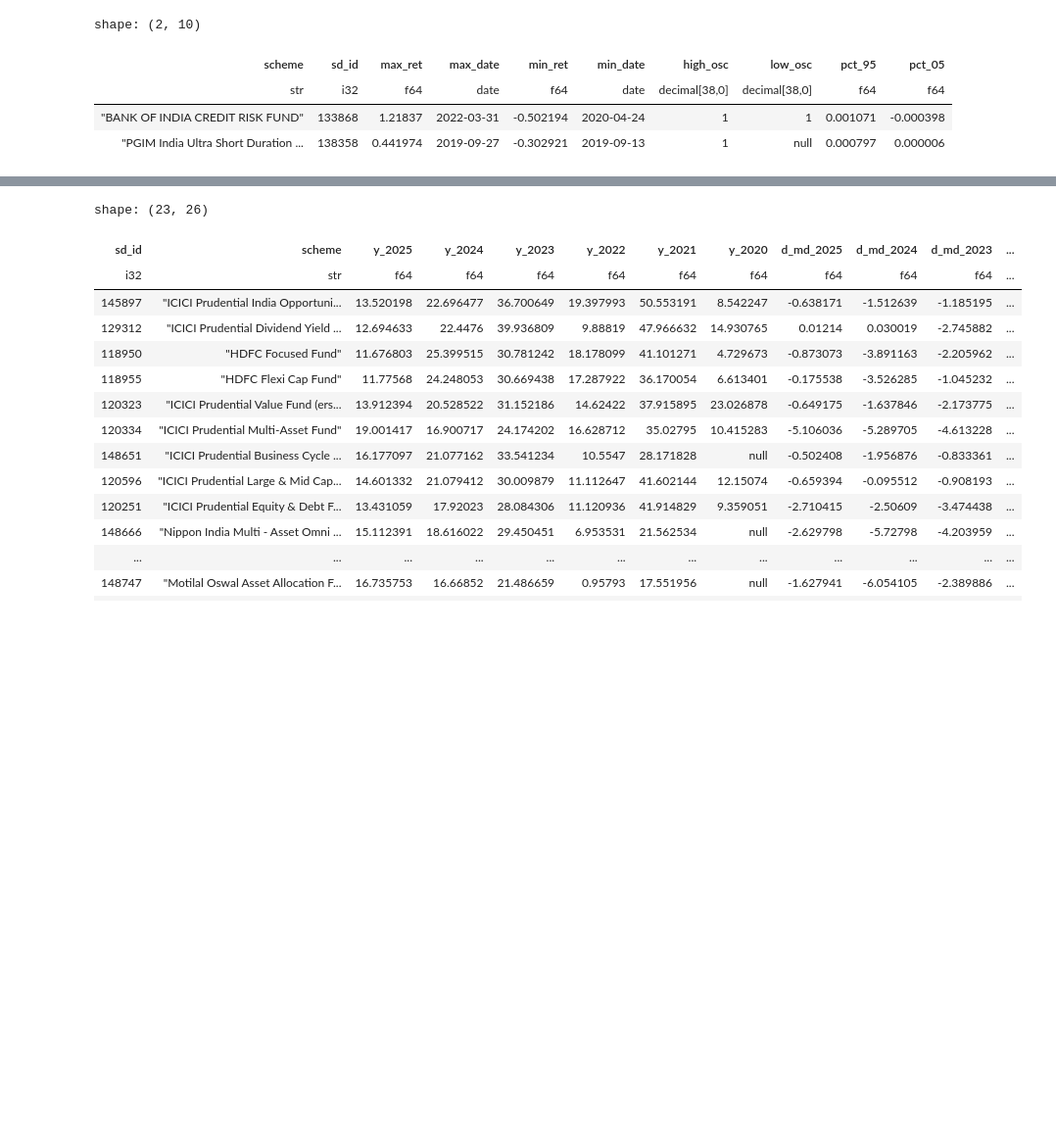
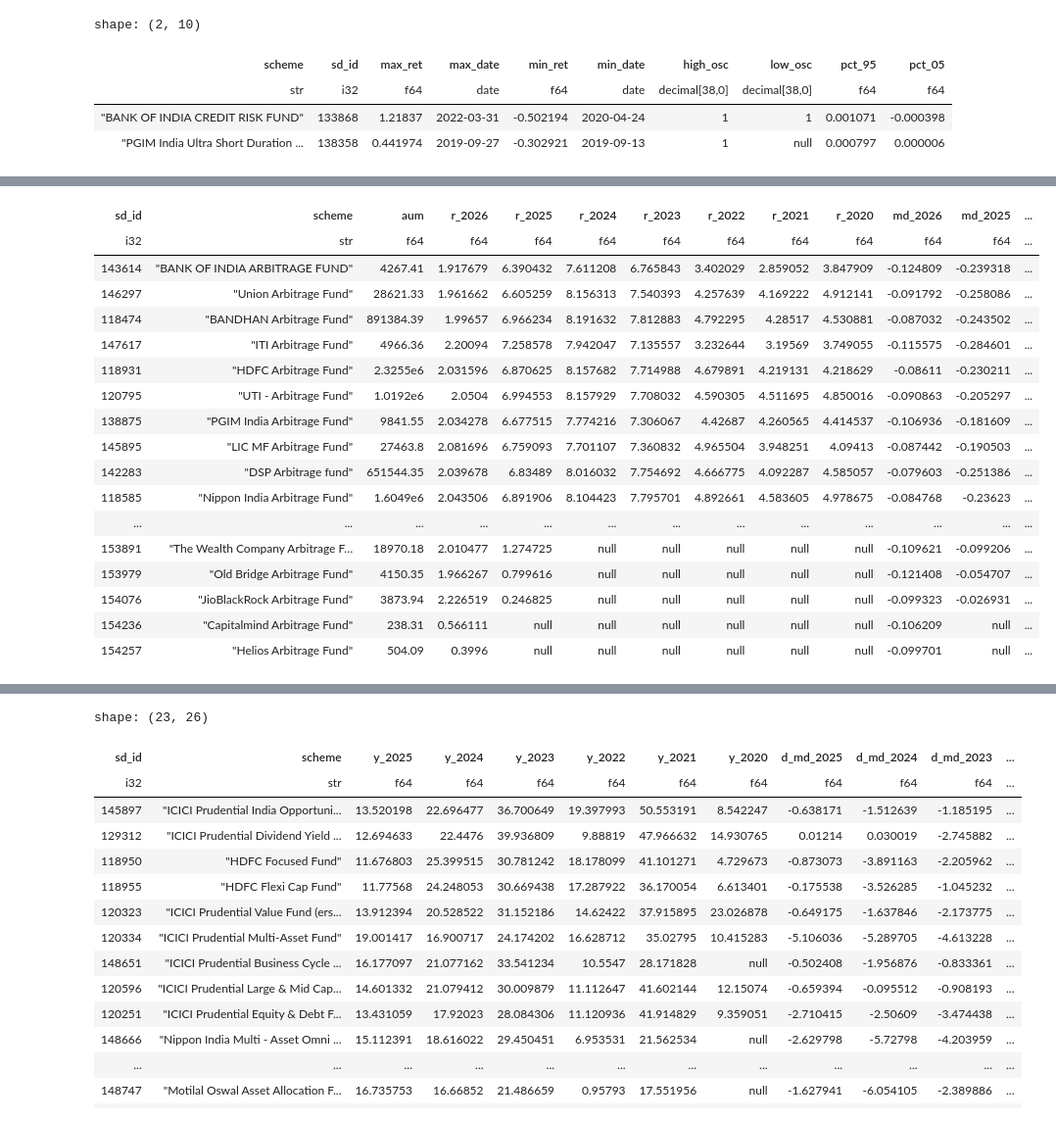
Before and after one commit to akashgurava/amfi, a Jupyter notebook: Start.ipynb, the cells around one changed output, grey strips where cells are left out. Shown at 98% size. Saved outputs shown, nothing was run; the diff lists cells and outputs as text; code cells hidden in the pictures; blank space fills up the shorter version.

```diff
--- a/Start.ipynb
+++ b/Start.ipynb
@@ -820,0 +456,76 @@ shape: (1, 1)
+# %%
+# Arbitrage
+conn.execute(
+    """
+    SELECT p.sd_id, p.scheme, p.aum,
+
+        mby.r_2026, mby.r_2025, mby.r_2024, mby.r_2023, mby.r_2022, mby.r_2021, mby.r_2020,
+        mry.md_2026, mry.md_2025, mry.md_2024, mry.md_2023, mry.md_2022, mry.md_2021, mry.md_2020,
+        mry.ui_2026, mry.ui_2025, mry.ui_2024, mry.ui_2023, mry.ui_2022, mry.ui_2021, mry.ui_2020,
+
+        mby.r_2026 + mby.r_2025 + mby.r_2024 + mby.r_2023 + mby.r_2022 + mby.r_2021 + mby.r_2020 AS r,
+        mry.ui_2026 + mry.ui_2025 + mry.ui_2024 + mry.ui_2023 + mry.ui_2022 + mry.ui_2021 + mry.ui_2020 AS ui,
+        mry.cvar95_2026 + mry.cvar95_2025 + mry.cvar95_2024 + mry.cvar95_2023 + mry.cvar95_2022 + mry.cvar95_2021 + mry.cvar95_2020 AS cvar95,
+
+        -- 1. COVID-19 Stress Test (The 2020 Shock)
+        mbm.r_2020_02, mbm.r_2020_03, mbm.r_2020_04, mbm.r_2020_05,
+        mrm.md_2020_02, mrm.md_2020_03, mrm.md_2020_04, mrm.md_2020_05,
+        LEAST(
+            mbm.r_2020_01, mbm.r_2020_02, mbm.r_2020_03, mbm.r_2020_04,
+            mbm.r_2020_05, mbm.r_2020_06, mbm.r_2020_07, mbm.r_2020_08,
+            mbm.r_2020_09, mbm.r_2020_10, mbm.r_2020_11, mbm.r_2020_12
+        ) AS worst_month_2020,
+
+        -- 2. Ukraine War Stress Test (The 2022 Shock)
+        mbm.r_2022_01, mbm.r_2022_02, mbm.r_2022_03, mbm.r_2022_04,
+        mrm.md_2022_01, mrm.md_2022_02, mrm.md_2022_03, mrm.md_2022_04,
+        LEAST(
+            mbm.r_2022_01, mbm.r_2022_02, mbm.r_2022_03, mbm.r_2022_04,
+            mbm.r_2022_05, mbm.r_2022_06, mbm.r_2022_07, mbm.r_2022_08,
+            mbm.r_2022_09, mbm.r_2022_10, mbm.r_2022_11, mbm.r_2022_12
+        ) AS worst_month_2022,
+
+        -- 3. Tariff War Stress Test (The 2025 Shock)
+        mbm.r_2025_03, mbm.r_2025_04, mbm.r_2025_05, mbm.r_2025_06,
+        mrm.md_2025_03, mrm.md_2025_04, mrm.md_2025_05, mrm.md_2025_06,
+        LEAST(
+            mbm.r_2025_01, mbm.r_2025_02, mbm.r_2025_03, mbm.r_2025_04,
+            mbm.r_2025_05, mbm.r_2025_06, mbm.r_2025_07, mbm.r_2025_08,
+            mbm.r_2025_09, mbm.r_2025_10, mbm.r_2025_11, mbm.r_2025_12
+        ) AS worst_month_2025,
+
+        -- 4. Iran War Stress Test (The 2026 Shock)
+        mbm.r_2026_02, mbm.r_2026_03, mbm.r_2026_04,
+        mrm.md_2026_02, mrm.md_2026_03, mrm.md_2026_04,
+        LEAST(
+            mbm.r_2026_01, mbm.r_2026_02, mbm.r_2026_03, mbm.r_2026_04
+        ) AS worst_month_2026,
+
+        -- 5. Tail Risk: Expected Shortfall (CVaR)
+        -- Tells us the average loss in the worst 5% of cases.
+        mry.cvar95_2020 AS tail_risk_2020,
+        mry.cvar95_2022 AS tail_risk_2022,
+        mry.cvar95_2025 AS tail_risk_2025,
+        mry.cvar95_2026 AS tail_risk_2026,
+
+        -- 6. Current Efficiency
+        mpy.sortino_2025 AS efficiency_2025,
+        mby.r_2026 AS ytd_2026
+    FROM plans p
+    INNER JOIN metrics_basic_yearly mby USING (sd_id, scheme)
+    INNER JOIN metrics_risk_yearly mry USING (sd_id, scheme)
+    INNER JOIN metrics_performance_yearly mpy USING (sd_id, scheme)
+    INNER JOIN metrics_basic_monthly mbm USING (sd_id, scheme)
+    INNER JOIN metrics_risk_monthly mrm USING (sd_id, scheme)
+    INNER JOIN metrics_risk_quarterly mrq USING (sd_id, scheme)
+
+    WHERE
+        p.category = 'hybrid'
+        AND p.scheme ILIKE '%arbitrage%'
+        -- AND p.aum > 5000_00
+        -- AND p.start_date <= '2020-01-01'
+
+    ORDER BY mry.md_2026 + mry.md_2025 + mry.md_2024 + mry.md_2023 + mry.md_2022 + mry.md_2021 + mry.md_2020 ASC;
+    """
+).pl().show(100)
+# %% [output]
@@ -820,0 +533,18 @@ shape: (1, 1)
+| sd_id | scheme | aum | r_2026 | r_2025 | r_2024 | r_2023 | r_2022 | r_2021 | r_2020 | md_2026 | md_2025 | ... |
+| i32 | str | f64 | f64 | f64 | f64 | f64 | f64 | f64 | f64 | f64 | f64 | ... |
+| 143614 | "BANK OF INDIA ARBITRAGE FUND" | 4267.41 | 1.917679 | 6.390432 | 7.611208 | 6.765843 | 3.402029 | 2.859052 | 3.847909 | -0.124809 | -0.239318 | ... |
+| 146297 | "Union Arbitrage Fund" | 28621.33 | 1.961662 | 6.605259 | 8.156313 | 7.540393 | 4.257639 | 4.169222 | 4.912141 | -0.091792 | -0.258086 | ... |
+| 118474 | "BANDHAN Arbitrage Fund" | 891384.39 | 1.99657 | 6.966234 | 8.191632 | 7.812883 | 4.792295 | 4.28517 | 4.530881 | -0.087032 | -0.243502 | ... |
+| 147617 | "ITI Arbitrage Fund" | 4966.36 | 2.20094 | 7.258578 | 7.942047 | 7.135557 | 3.232644 | 3.19569 | 3.749055 | -0.115575 | -0.284601 | ... |
+| 118931 | "HDFC Arbitrage Fund" | 2.3255e6 | 2.031596 | 6.870625 | 8.157682 | 7.714988 | 4.679891 | 4.219131 | 4.218629 | -0.08611 | -0.230211 | ... |
+| 120795 | "UTI - Arbitrage Fund" | 1.0192e6 | 2.0504 | 6.994553 | 8.157929 | 7.708032 | 4.590305 | 4.511695 | 4.850016 | -0.090863 | -0.205297 | ... |
+| 138875 | "PGIM India Arbitrage Fund" | 9841.55 | 2.034278 | 6.677515 | 7.774216 | 7.306067 | 4.42687 | 4.260565 | 4.414537 | -0.106936 | -0.181609 | ... |
+| 145895 | "LIC MF Arbitrage Fund" | 27463.8 | 2.081696 | 6.759093 | 7.701107 | 7.360832 | 4.965504 | 3.948251 | 4.09413 | -0.087442 | -0.190503 | ... |
+| 142283 | "DSP Arbitrage fund" | 651544.35 | 2.039678 | 6.83489 | 8.016032 | 7.754692 | 4.666775 | 4.092287 | 4.585057 | -0.079603 | -0.251386 | ... |
+| 118585 | "Nippon India Arbitrage Fund" | 1.6049e6 | 2.043506 | 6.891906 | 8.104423 | 7.795701 | 4.892661 | 4.583605 | 4.978675 | -0.084768 | -0.23623 | ... |
+| ... | ... | ... | ... | ... | ... | ... | ... | ... | ... | ... | ... | ... |
+| 153891 | "The Wealth Company Arbitrage F… | 18970.18 | 2.010477 | 1.274725 | null | null | null | null | null | -0.109621 | -0.099206 | ... |
+| 153979 | "Old Bridge Arbitrage Fund" | 4150.35 | 1.966267 | 0.799616 | null | null | null | null | null | -0.121408 | -0.054707 | ... |
+| 154076 | "JioBlackRock Arbitrage Fund" | 3873.94 | 2.226519 | 0.246825 | null | null | null | null | null | -0.099323 | -0.026931 | ... |
+| 154236 | "Capitalmind Arbitrage Fund" | 238.31 | 0.566111 | null | null | null | null | null | null | -0.106209 | null | ... |
+| 154257 | "Helios Arbitrage Fund" | 504.09 | 0.3996 | null | null | null | null | null | null | -0.099701 | null | ... |
```
Also changed, not shown: parts of 35 cells of this notebook, 25 other files.
